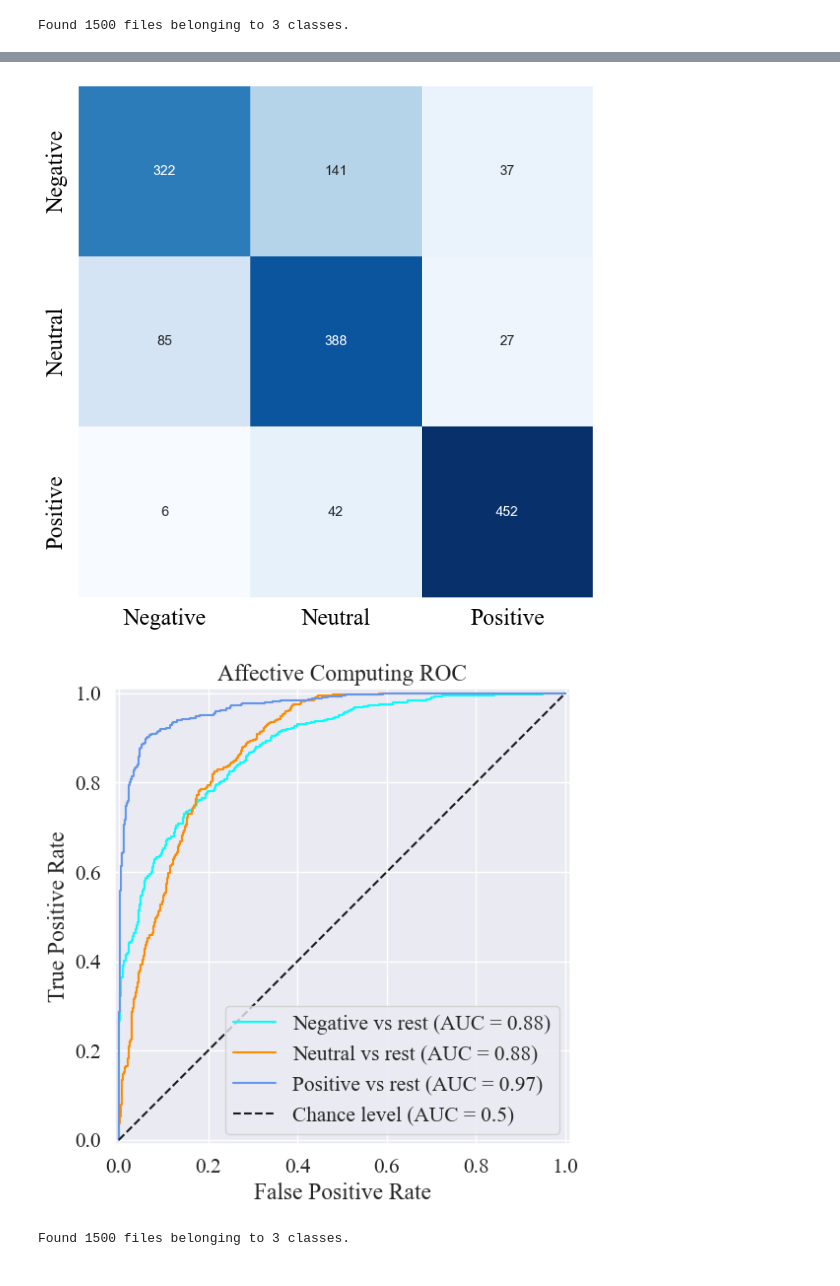
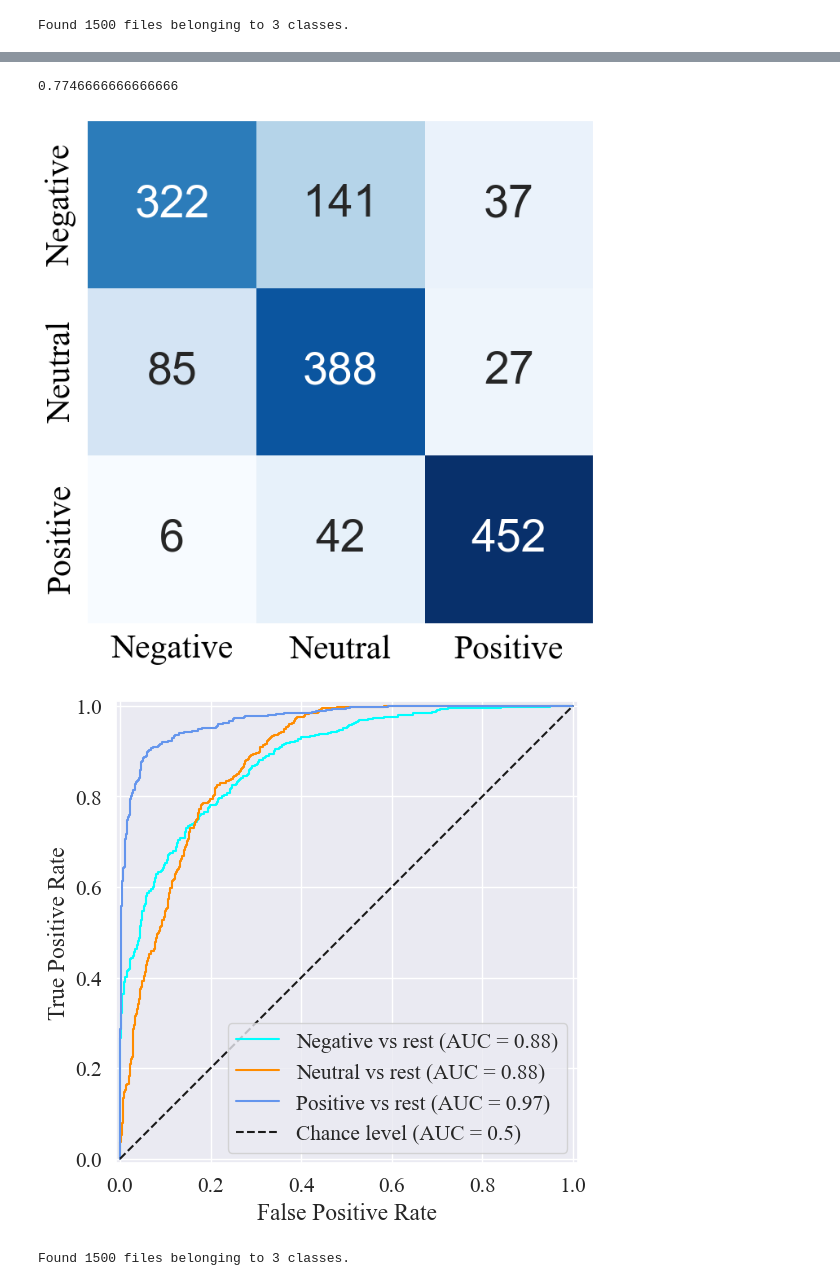
Before and after one commit to H-E-R-O-System/hero-monitor, a Jupyter notebook: model_validation.ipynb, the cells around one changed output, grey strips where cells are left out. Saved outputs shown, nothing was run; the diff lists cells and outputs as text; code cells hidden in the pictures.

Commit message:
model validation figures

```diff
--- a/model_validation.ipynb
+++ b/model_validation.ipynb
@@ -9,6 +10,8 @@ import seaborn
 # %%
 plt.rcParams["font.family"] = "serif"
 plt.rcParams["font.serif"] = ["Times New Roman"]
+font = {'size'   : 22}
+plt.rc('font', **font)
 # %% [markdown]
 # Affective Computing
 # %%
@@ -49,13 +52,18 @@ import numpy as np
 
 pred_classes = np.argmax(predictions, axis=1)
 true_categories = np.concatenate([y for x, y in val_ds], axis=0)
+
+metrics.accuracy_score(np.argmax(true_categories, axis=1), pred_classes)
+# %% [output]
+0.7746666666666666
 # %%
-font_dict={'size': 20, 'color': 'black', "family": "serif", "name": "Times New Roman"}
+class_names = ["Negative", "Neutral", "Positive"]
+font_dict={'size': 30, 'color': 'black', "family": "serif", "name": "Times New Roman"}
 cm = confusion_matrix(y_true=np.argmax(true_categories, axis=1), y_pred=pred_classes)
 fig = plt.figure(figsize = (8,8))
 ax1 = fig.add_subplot(1,1,1)
 seaborn.set(font_scale=1.4) #for label size
-seaborn.heatmap(cm, annot=True, annot_kws={"size": 12}, cbar = False, cmap='Blues', fmt='d')
+seaborn.heatmap(cm, annot=True, annot_kws={"size": 40}, cbar = False, cmap='Blues', fmt='d')
 ax1.set_yticklabels(class_names, fontdict=font_dict)
 ax1.set_xticklabels(class_names, fontdict=font_dict)
 # ax1.set_ylabel('True Values', fontdict=font_dict)
@@ -64,31 +72,32 @@ ax1.set_xticklabels(class_names, fontdict=font_dict)
 plt.savefig("figures/affective_confusion_matrix.png", bbox_inches='tight')
 plt.show()
 # %% [output]
-[figure, old version]
+[figure, new version]
 # %%
 from sklearn.metrics import RocCurveDisplay
 
 plt.rcParams["font.family"] = "serif"
 plt.rcParams["font.serif"] = ["Times New Roman"]
-fig, ax = plt.subplots(figsize=(6, 6))
+plt.rcParams.update({'font.size': 50})
+
+fig, ax = plt.subplots(figsize=(8, 6))
 colours = ["aqua", "darkorange", "cornflowerblue"]
 for class_id in [0, 1, 2]:
     display = RocCurveDisplay.from_predictions(
         true_categories[:, class_id],
         predictions[:, class_id],
         name=f"{class_names[class_id]} vs rest",
         color=colours[class_id],
         plot_chance_level=(class_id == 2),
         ax=ax,
     )
 _ = display.ax_.set(
     xlabel="False Positive Rate",
     ylabel="True Positive Rate",
-    title="Affective Computing ROC",
 )
 plt.savefig("figures/affective_classifier_roc.png", bbox_inches='tight')
 # %% [output]
-[figure, old version]
+[figure, new version]
 # %%
 plt.rcParams["font.family"] = "serif"
 plt.rcParams["font.serif"] = ["Times New Roman"]
```
Also changed, not shown: parts of 7 cells of this notebook, 12 other files.
